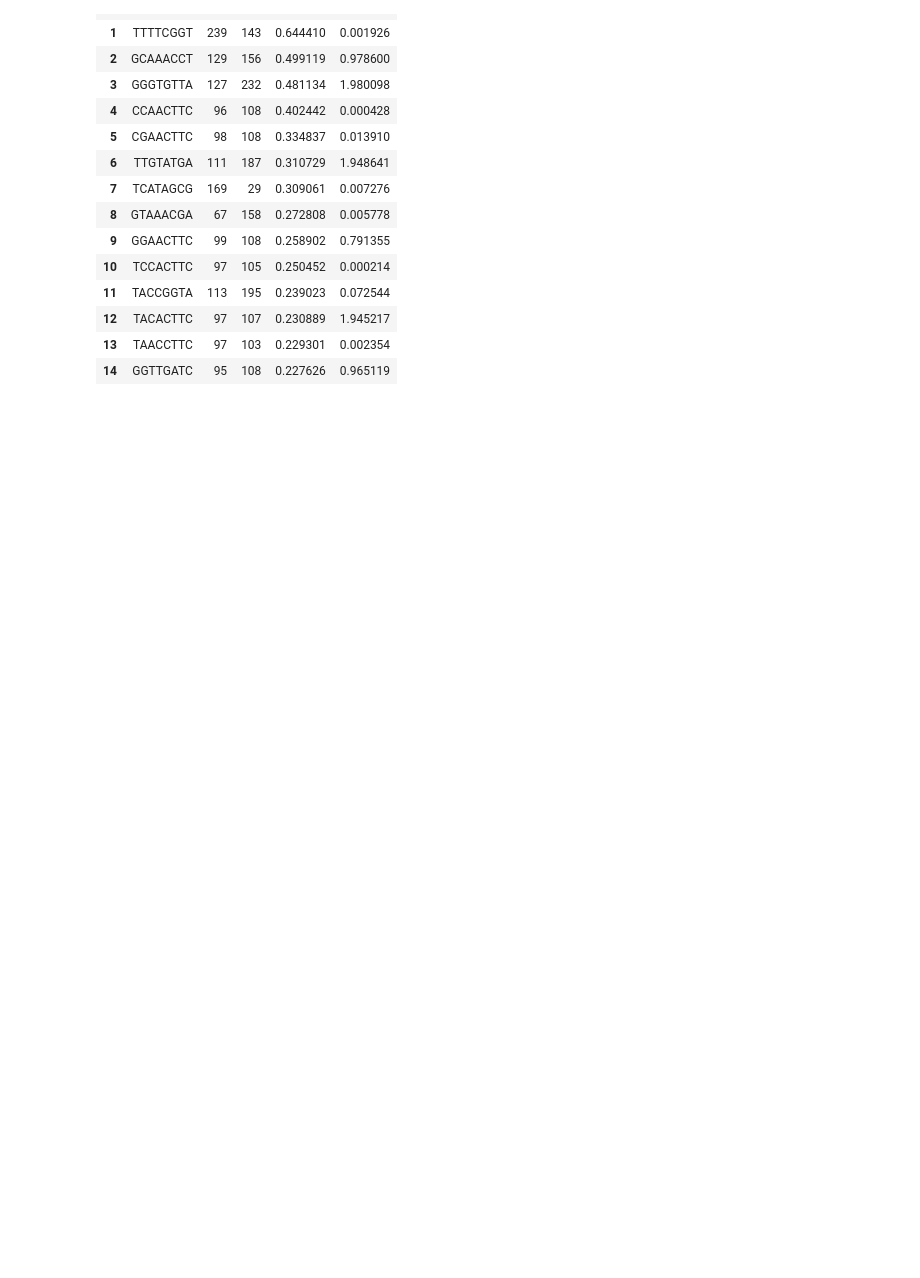
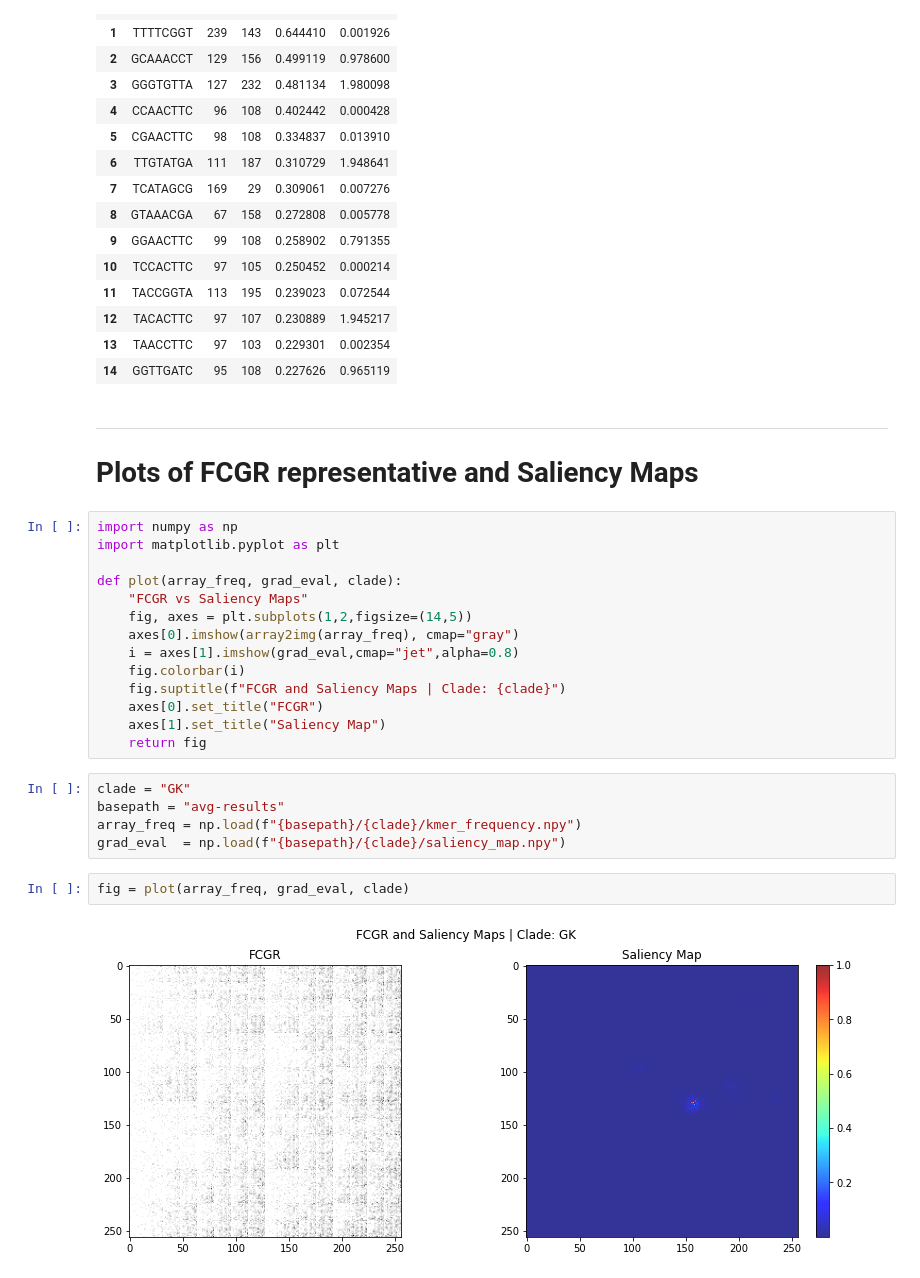
Before and after one commit to AlgoLab/supervised-dna, a Jupyter notebook: Average-per-clade.ipynb, the cells around one changed output. Cells and saved outputs as stored; diff of their text form; blank space fills up the shorter version.

```diff
--- a/Average-per-clade.ipynb
+++ b/Average-per-clade.ipynb
@@ -136,3 +136,29 @@ pd.DataFrame(kmer_importance)
 | 12 | TACACTTC | 97 | 107 | 0.230889 | 1.945217 |
 | 13 | TAACCTTC | 97 | 103 | 0.229301 | 0.002354 |
 | 14 | GGTTGATC | 95 | 108 | 0.227626 | 0.965119 |
+# %% [markdown]
+___
+# Plots of FCGR representative and Saliency Maps
+# %%
+import numpy as np
+import matplotlib.pyplot as plt
+
+def plot(array_freq, grad_eval, clade):
+    "FCGR vs Saliency Maps"
+    fig, axes = plt.subplots(1,2,figsize=(14,5))
+    axes[0].imshow(array2img(array_freq), cmap="gray")
+    i = axes[1].imshow(grad_eval,cmap="jet",alpha=0.8)
+    fig.colorbar(i)
+    fig.suptitle(f"FCGR and Saliency Maps | Clade: {clade}")
+    axes[0].set_title("FCGR")
+    axes[1].set_title("Saliency Map")
+    return fig
+# %%
+clade = "GK"
+basepath = "avg-results"
+array_freq = np.load(f"{basepath}/{clade}/kmer_frequency.npy")
+grad_eval  = np.load(f"{basepath}/{clade}/saliency_map.npy")
+# %%
+fig = plot(array_freq, grad_eval, clade)
+# %% [output]
+[figure, added]
```
Also changed, not shown: parts of 2 cells of this notebook, 5 other files.
